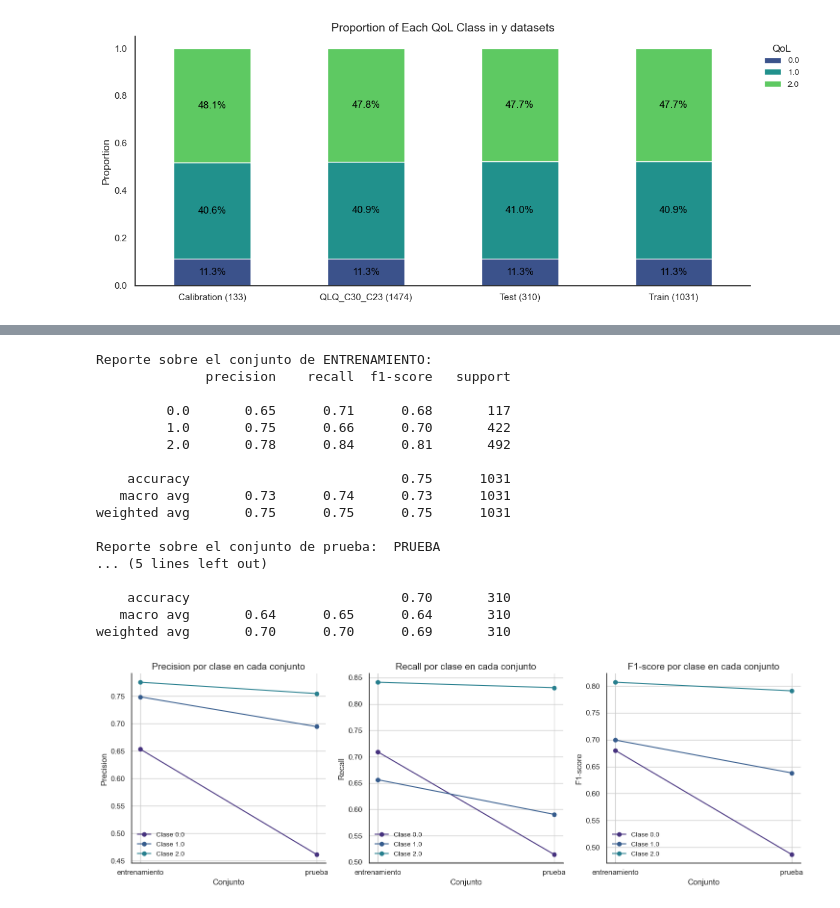
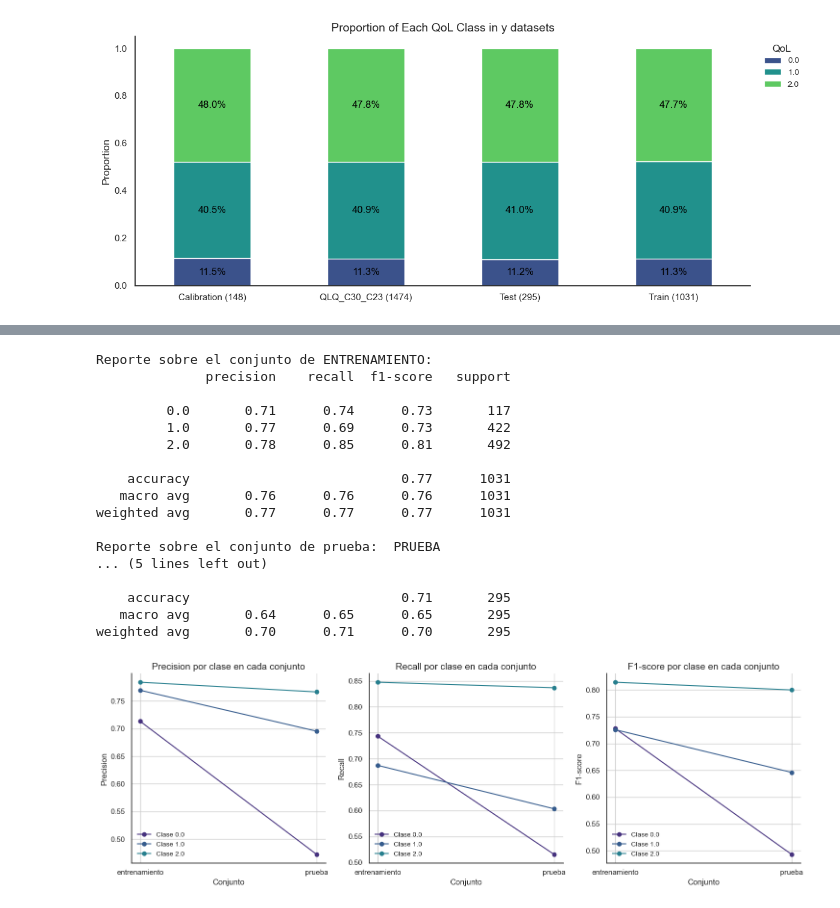
Before and after one commit to ppimas-uoc/TFG---Inteligencia-Artificial, a Jupyter notebook: Fase 2/2.2_Modelado_multiclase.ipynb, the cells around one changed output, grey strips where cells are left out. Cells and saved outputs as stored; diff of their text form; code cells hidden in the pictures.

```diff
--- a/Fase 2/2.2_Modelado_multiclase.ipynb
+++ b/Fase 2/2.2_Modelado_multiclase.ipynb
@@ -128,10 +137,10 @@ Para la división de los conjuntos de entrenamiento, prueba y calibración aplic
 # Extracción de las variables independientes en un dataframe y de la variable dependiente en una serie
 X = df.drop('QoL', axis=1)
 y = df['QoL']
-# Separación del conjunto de calibración
+# Separación del conjunto de entrenamiento
 X_train, X_rest, y_train, y_rest = train_test_split(X, y, test_size=0.3, stratify=y, random_state=73)
-# Division de los datos de entrenamiento y test
-X_test, X_cal, y_test, y_cal = train_test_split(X_rest, y_rest, test_size=0.3, stratify=y_rest, random_state=73)
+# Division de los datos de calibración y pruebas
+X_test, X_cal, y_test, y_cal = train_test_split(X_rest, y_rest, test_size=1/3, stratify=y_rest, random_state=73)
 # %% [markdown]
 Una vez dispuestos todos los conjuntos necesarios, mediante la función auxiliar viz_split_distributions realizaremos una comprobación de la distribución de las 3 clases en cada uno de ellos.
 # %%
@@ -165,17 +192,15 @@ dt_parameters = {
     # Estrategias de división
     'splitter': ['best', 'random'],
     # Máxima profundidades del árbol (None permite la profundidad máxima posible)
-    'max_depth': [6, 8, 10],
+    'max_depth': [10, 12, 14, None],
     # Mínimo de casos para dividir un nodo
     'min_samples_split': [3, 4, 5],
     # Mínimo de casos en las hojas
     'min_samples_leaf': [13, 14, 15],
-    # Factor de poda
-    'ccp_alpha': [0.009, 0.01, 0.011],
     # Balanceo de clases
-    'class_weight': [None, {0:3, 1:1, 2:1}]
+    'class_weight': [None, {0:3, 1:1, 2:1}],
 }
-# Creamos la grilla de búsqueda de parámetros
+# Creamos la grilla de búsqueda de parámetros con validación cruzada K-Folds con k=5 y paralelización de procesos
 dt_grid = GridSearchCV(
     estimator=dt_model,
     param_grid=dt_parameters,
@@ -184,7 +209,7 @@ dt_grid = GridSearchCV(
     cv=5,
     n_jobs=-1
 )
-# Entrenamos los modelos generados por la grilla
+# Entrenamos los modelos en la búsqueda
 dt_grid.fit(X_train, y_train)
 # Visualización de los resultados
 print('Media de F1 score:: %.3f' % dt_grid.best_score_)
@@ -195,7 +220,6 @@ print('Estrategia: ', dt_grid.best_params_['splitter'])
 print('Profundidad máxima: ', dt_grid.best_params_['max_depth'])
 print('Mínimo de muestras por división: ', dt_grid.best_params_['min_samples_split'])
 print('Mínimo de muestras por hoja: ', dt_grid.best_params_['min_samples_leaf'])
-print('Factor de poda: ', dt_grid.best_params_['ccp_alpha'])
 print('Balanceo de clases: ', dt_grid.best_params_['class_weight'])
 print('Cantidad de nodos: ', dt_grid.best_estimator_.tree_.node_count)
 print('Cantidad de hojas: ', dt_grid.best_estimator_.tree_.n_leaves)
@@ -246,20 +304,22 @@ afn.viz_confusion_matrix_test(labels, y_test, y_pred_test_dt)
 # %%
+# Instanciamos el modelo
 rf_model = RandomForestClassifier(
     random_state = 73,
     n_jobs=-1
 )
-
+# Creamos la grilla con los parámetros al igual que en el caso anterior pero añadiendo el número de árboles cada generar los bosques.
 rf_parameters = {
-    'criterion': ['gini', 'entropy'],
+    'criterion': ['gini', 'entropy', 'logloss'],
     # Número de árboles en cada modelo
-    'n_estimators': [90, 100, 110],
-    'max_depth': [3, 5, 7],
-    'min_samples_split': [3, 4, 5],
-    'min_samples_leaf': [3, 4, 5],
-    'ccp_alpha': [0.009, 0.01, 0.011],
-    'class_weight': [None, {0:3, 1:1, 2:1}]
+    'n_estimators': [200, 225, 250],
+    'max_depth': [5, 7, 10, 12],
+    'min_samples_split': [4, 5, 6],
+    'min_samples_leaf': [4, 5, 6],
+    'class_weight': [None, {0:3, 1:1, 2:1}],
+    # Factor alpha para la poda
+    'ccp_alpha': [0.008, 0.009, 0.01]
 }
-
+# Instanciamos la grilla
 rf_grid = GridSearchCV(
     estimator=rf_model,
     param_grid=rf_parameters,
@@ -268,9 +328,9 @@ rf_grid = GridSearchCV(
     cv=5,
     n_jobs=-1
 )
-
+# Realizamos el entrenamiento para generar la búsqueda
 rf_grid.fit(X_train, y_train)
-
+# Visualizamos los resultados
 print('Media de F1 score: %.3f' % rf_grid.best_score_)
 print('Desviación estándar: ', rf_grid.cv_results_['std_test_score'][rf_grid.best_index_].round(3))
 print('Parámetros que producen el clasificador óptimo: ')
@@ -278,8 +338,8 @@ print('Criterio: ', rf_grid.best_params_['criterion'])
 print('Profundidad máxima: ', rf_grid.best_params_['max_depth'])
 print('Mínimo de muestras por división: ', rf_grid.best_params_['min_samples_split'])
 print('Mínimo de muestras por hoja: ', rf_grid.best_params_['min_samples_leaf'])
-print('Factor de poda: ', rf_grid.best_params_['ccp_alpha'])
 print('Balanceo de clases: ', rf_grid.best_params_['class_weight'])
+print('Alpha: ', rf_grid.best_params_['ccp_alpha'])
 print('Cantidad de árboles: ', rf_grid.best_params_['n_estimators'])
 print('Cantidad de nodos del primer árbol: ', rf_grid.best_estimator_.estimators_[0].tree_.node_count)
 print('Cantidad de hojas del primer árbol: ', rf_grid.best_estimator_.estimators_[0].tree_.n_leaves)
@@ -300,23 +368,23 @@ Cantidad de hojas del primer árbol:  24
 # %%
 rf_model = rf_grid.best_estimator_
 dt_model.fit(X_train, y_train)
-y_pred_train_rf, y_pred_test_rf = afn.viz_classification_reports(rf_model, X_train, y_train, X_test, y_test, 'prueba')
+y_pred_train_rf, y_pred_test_rf, report_rf = afn.viz_classification_reports(rf_model, X_train, y_train, X_test, y_test, 'prueba')
 # %% [output]
 Reporte sobre el conjunto de ENTRENAMIENTO:
               precision    recall  f1-score   support
 
-         0.0       0.65      0.71      0.68       117
-         1.0       0.75      0.66      0.70       422
-         2.0       0.78      0.84      0.81       492
+         0.0       0.71      0.74      0.73       117
+         1.0       0.77      0.69      0.73       422
+         2.0       0.78      0.85      0.81       492
 
-    accuracy                           0.75      1031
-   macro avg       0.73      0.74      0.73      1031
-weighted avg       0.75      0.75      0.75      1031
+    accuracy                           0.77      1031
+   macro avg       0.76      0.76      0.76      1031
+weighted avg       0.77      0.77      0.77      1031
 
 Reporte sobre el conjunto de prueba:  PRUEBA
 ... (5 lines left out)
 
-    accuracy                           0.70       310
-   macro avg       0.64      0.65      0.64       310
-weighted avg       0.70      0.70      0.69       310
+    accuracy                           0.71       295
+   macro avg       0.64      0.65      0.65       295
+weighted avg       0.70      0.71      0.70       295
-[figure, old version]
+[figure, new version]
```
Also changed, not shown: parts of 33 cells of this notebook, 3 other files.
